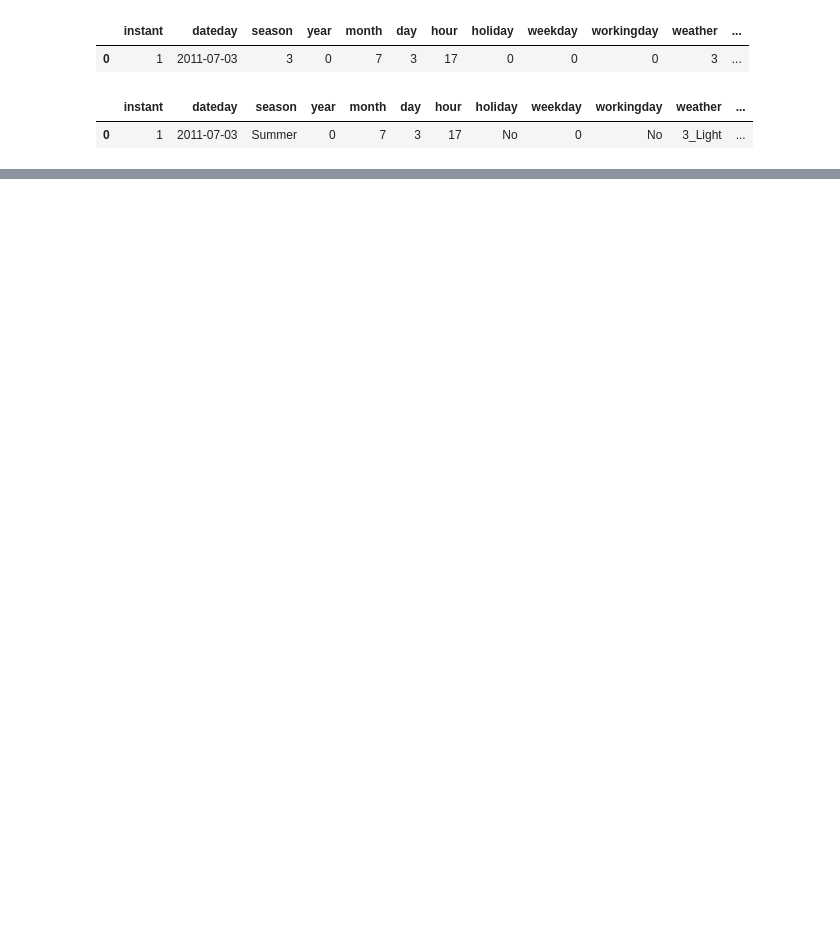
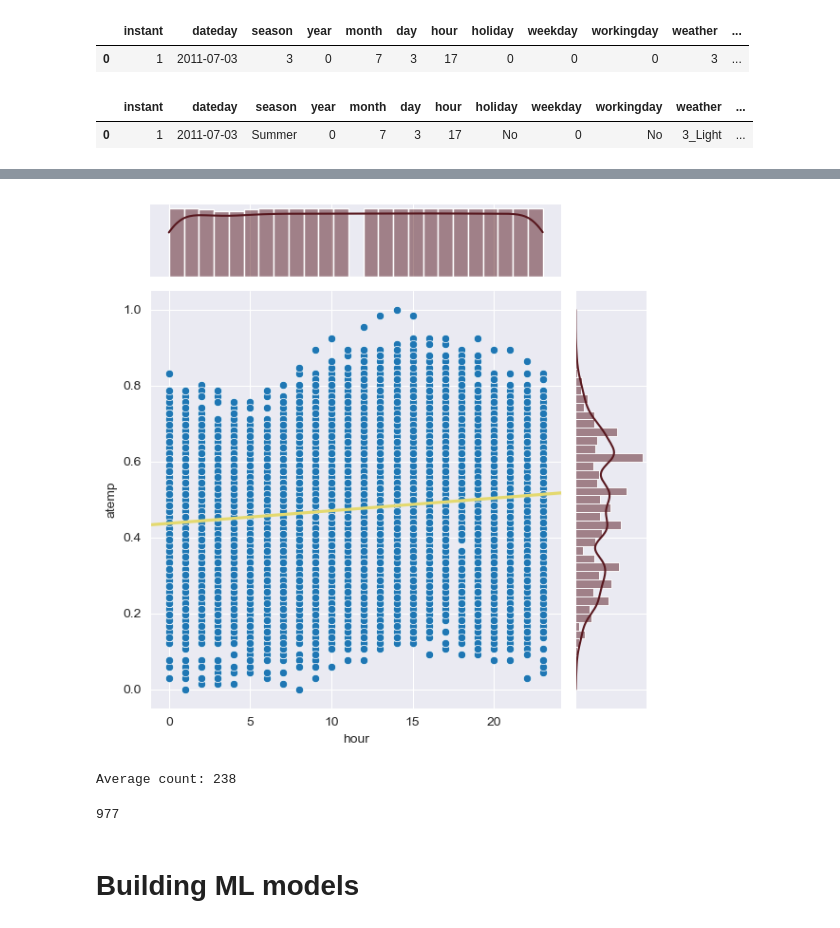
Before and after one commit to RHout19/Project-1, a Jupyter notebook: Model 1/Project 3/Project_3_ML.ipynb, the cells around one changed output, grey strips where cells are left out. Drawn from its saved outputs; the diff is of its cells as text; code cells hidden in the pictures; blank space fills up the shorter version.

Commit message:
Starting ML work

```diff
--- a/Model 1/Project 3/Project_3_ML.ipynb
+++ b/Model 1/Project 3/Project_3_ML.ipynb
@@ -53 +68,12 @@ display(df1.head(1))
+# %%
+sns.set_style('darkgrid')
+
+g = sns.JointGrid(data=df, x='hour', y='atemp')
+g.plot_joint(sns.scatterplot)
+g.plot_joint(sns.regplot, scatter=False, truncate=False, color= '#E4d96f')
+g.plot_marginals(sns.histplot, kde=True, color= '#58181F')
+
+plt.show()
+# %% [output]
+[figure, added]
 # %%
@@ -55,4 +82,27 @@ X = df.drop(columns=['dateday', 'count', 'year'])
 y = df['count']
+# %%
+# showing each step to find the average count
+
+search_data = df[(df['season'] == 3) & (df['holiday'] == 0) & (df['workingday'] == 1)]
+
+find_average = search_data.loc[0:,'count']
+
+average = int(np.average(find_average))
+
+print(f'Average count: {average}')
+# %% [output]
+Average count: 238
+# %%
+# all this can
+df[(df['season'] == 3) & # summer
+    (df['holiday'] == 0) & # Not holiday
+    (df['hour'] >= 7) &  # Starting from
+    (df['hour'] <= 19) & # Ending at
+    (df['workingday'] == 1)]['count'].max() # Only working days
+# %% [output]
+977
+# %% [markdown]
+# Building ML models
 # %%
 #splitting the data
 X_train, X_test, y_train, y_test = train_test_split(X, y, test_size=0.2,  random_state=10)
```
Also changed, not shown: parts of 8 cells of this notebook, 1 other file.
